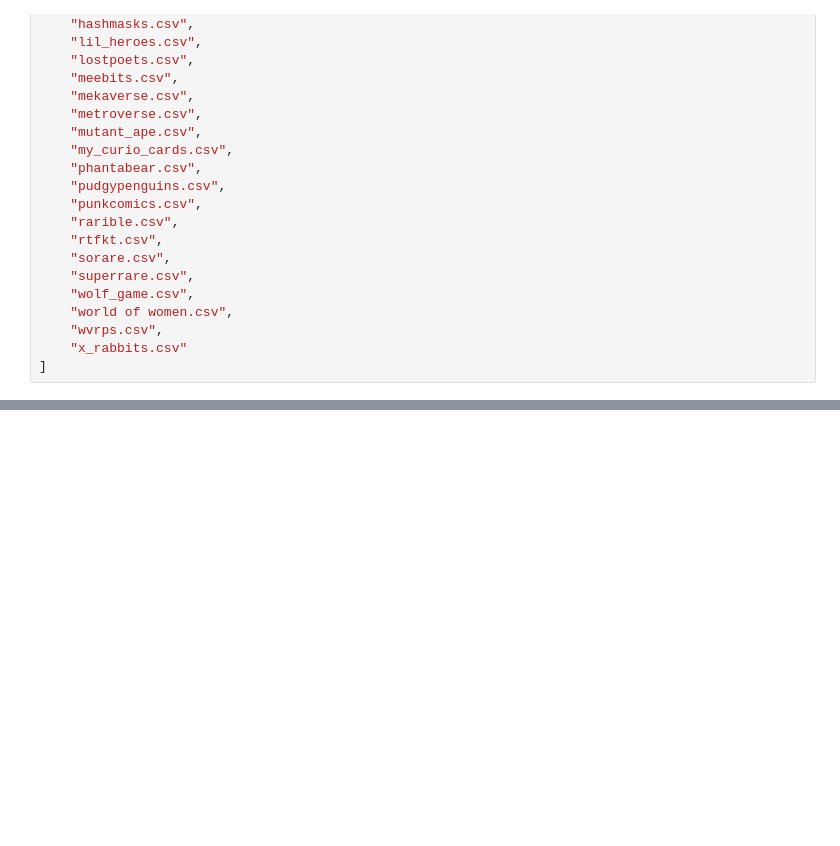
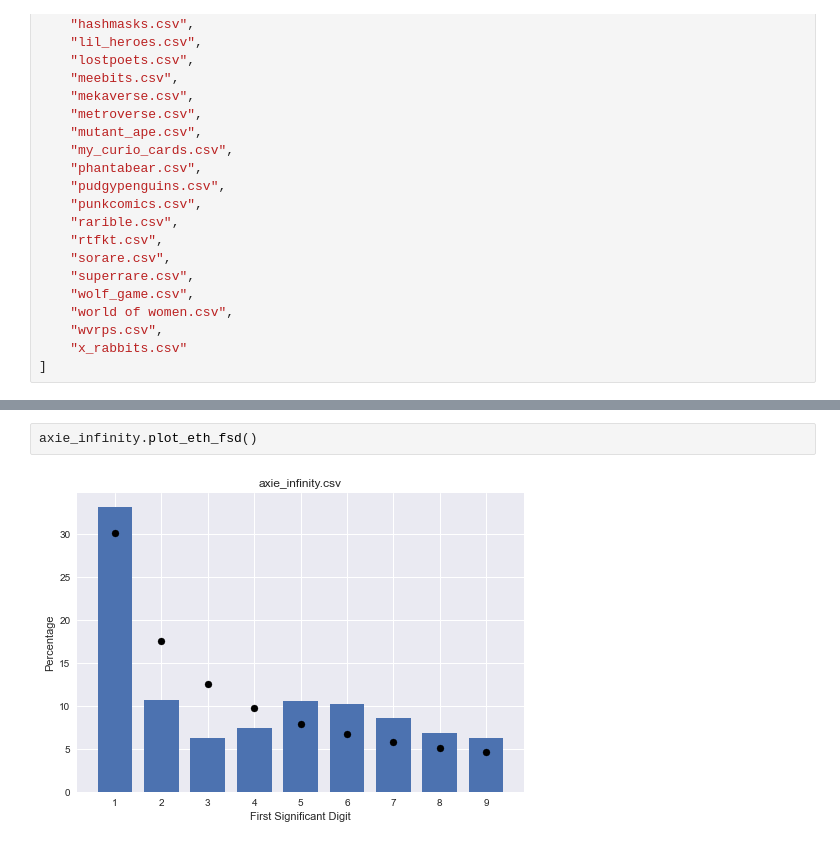
Before and after one commit to Cwolfe13/NFT-Wash-Analysis, a Jupyter notebook: analysis.ipynb, the cells around one changed output, grey strips where cells are left out. Saved outputs shown, nothing was run; the diff lists cells and outputs as text; blank space fills up the shorter version.

```diff
--- a/analysis.ipynb
+++ b/analysis.ipynb
@@ -94,0 +125,4 @@ ValueError: The range provided 30 was greaterthan the max transaction size 20.0
+# %%
+axie_infinity.plot_eth_fsd()
+# %% [output]
+[figure, added]
```
Also changed, not shown: parts of 193 cells of this notebook, 44 other files.
